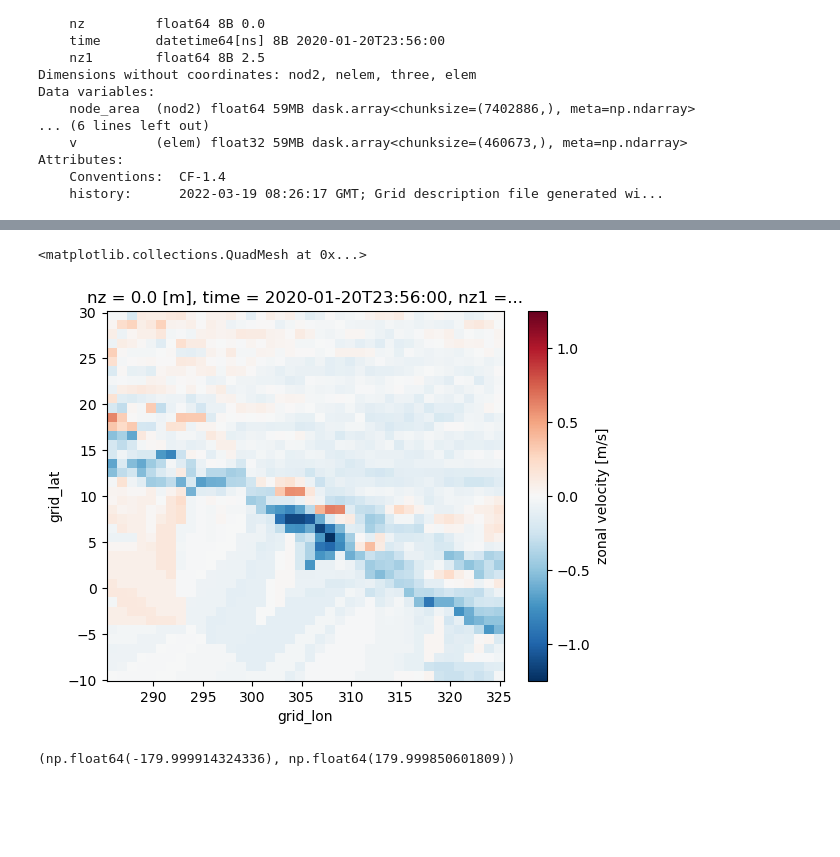
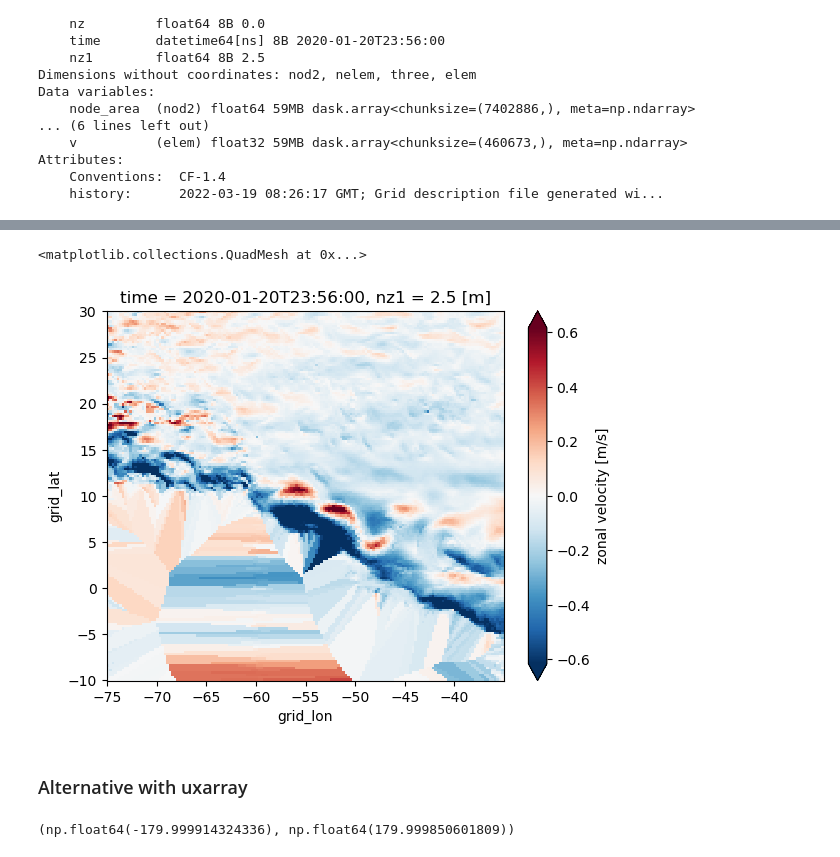
Before and after one commit to danliba/Amazon, a Jupyter notebook: NextGEMS/FESOM_Plume.ipynb, the cells around one changed output, grey strips where cells are left out. Cells and saved outputs as stored; diff of their text form; code cells hidden in the pictures; blank space fills up the shorter version.

Commit message:
FESOM UV interp xoak NG

```diff
--- a/NextGEMS/FESOM_Plume.ipynb
+++ b/NextGEMS/FESOM_Plume.ipynb
@@ -166,11 +179,11 @@ ds_mesh = xr.Dataset(
         'nz1': ('nz1', nz1)
     },
     data_vars={
-        'lat': ('nod2', lat_nodes),
-        'lon': ('nod2', lon_nodes),
-        'face_nodes': (('n3', 'elem'), face_nodes_T.data),  # necesitas transponer para (3, elem)
+        'lat': ('nod2', lat_nodes.compute()),
+        'lon': ('nod2', lon_nodes.compute()),
+        'face_nodes': (('n3', 'elem'), face_nodes_T.data.compute()),  # necesitas transponer para (3, elem)
         # 'nz1_depth': ('nz1', nodes['depth_lev'].data),   # opcional
     }
 )
 
-ds_mesh
+# ds_mesh.to_netcdf('IFS_4.4-FESOM_5-cycle3_mesh.nc')
@@ -335,8 +258,8 @@ np.float64(359.99998696771087)
 np.float64(-78.618019336954)
 np.float64(89.9944190470223)
 # %%
-grid_lon = xr.DataArray(np.linspace(0, 360, 360), dims=("grid_lon", ))
-grid_lat = xr.DataArray(np.linspace(-90, 90, 180), dims=("grid_lat", ))
+grid_lon = xr.DataArray(np.linspace(-180, 180, 360*4), dims=("grid_lon", ))
+grid_lat = xr.DataArray(np.linspace(-90, 90, 180*4), dims=("grid_lat", ))
 # %%
 target_lon, target_lat = xr.broadcast(grid_lon, grid_lat)
 # %%
@@ -404,0 +307,7 @@ Attributes:
+# %%
+ds = cat.FESOM["IFS_4.4-FESOM_5-cycle3"]["3D_daily_native"].reader.read(engine="netcdf4",chunks={
+    "time": 30,     # 1 month per chunk
+    "lev": 10,      # vertical levels (e.g., 10 levels per chunk)
+    "value": 1_000_000  # number of spatial points per chunk
+})
+ds
@@ -428,5 +353,9 @@ u = ds_subset.u.compute()
 # %%
-U_grid = u.isel(elem=grid_elems - 1)
+U_grid = ds.isel(nz1=0).u.isel(elem=grid_elems - 1)
+V_grid = ds.isel(nz1=0).v.isel(elem=grid_elems - 1)
+# U_grid.plot(x='grid_lon',y='grid_lat',robust=True)
+V_grid.sel(grid_lon=slice(-75,-35),grid_lat=slice(-10,30))
 
-U_grid.isel(grid_lon=slice(-75+360,-35+360),grid_lat=slice(-10+90,30+90))
+UV = (U_grid**2 + V_grid**2)**0.5
+UV
 # %% [output]
@@ -450,9 +392,8 @@ Attributes:
 # %%
-# lon_min, lon_max = -75, -35.0
-# lat_min, lat_max = -10.0, 30.0
-
-U_grid.isel(grid_lon=slice(-75+360,-35+360),grid_lat=slice(-10+90,30+90)).plot(x='grid_lon',y='grid_lat')
+U_grid.isel(time=0).sel(grid_lon=slice(-75,-35),grid_lat=slice(-10,30)).plot(x='grid_lon',y='grid_lat',robust=True)
 # %% [output]
 <matplotlib.collections.QuadMesh at 0x...>
-[figure, old version]
+[figure, new version]
+# %% [markdown]
+### Alternative with uxarray
 # %%
```
Also changed, not shown: parts of 15 cells of this notebook.
